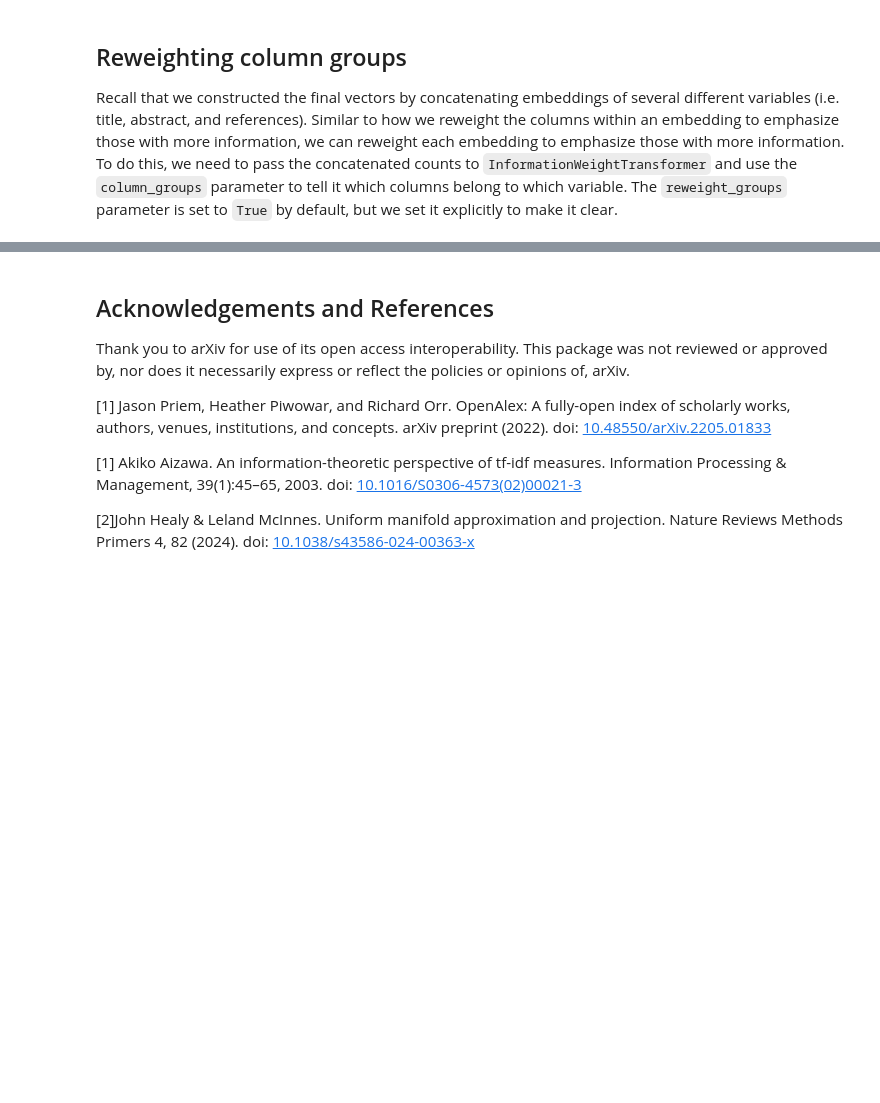
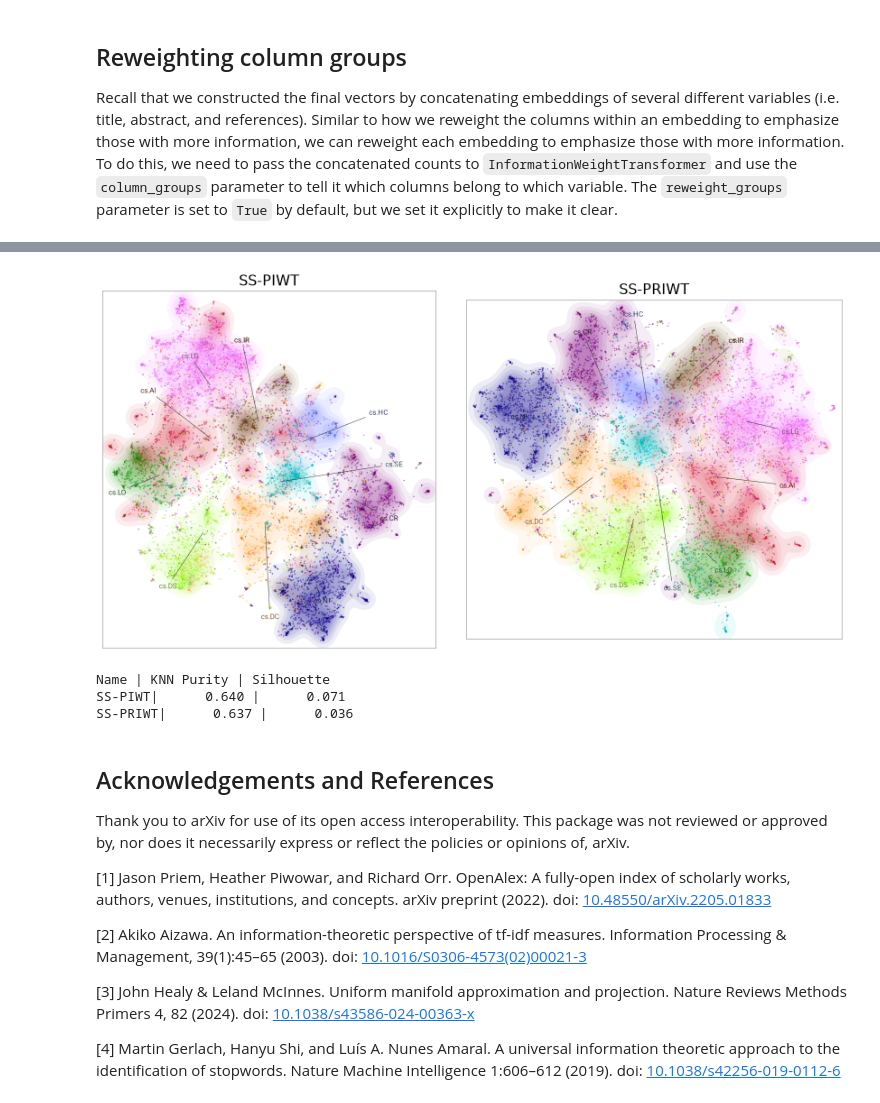
Before and after one commit to ryandewolfe33/infoweight, a Jupyter notebook: docs/papers.ipynb, the cells around one changed output, grey strips where cells are left out. Saved outputs shown, nothing was run; the diff lists cells and outputs as text; code cells hidden in the pictures; blank space fills up the shorter version.

Commit message:
Add stopwords section to docs

```diff
--- a/docs/papers.ipynb
+++ b/docs/papers.ipynb
@@ -366,7 +374,7 @@ cat_ids = {cat: i for i, cat in enumerate(cats)}
 ss_labels = np.array([cat_ids[cat] for cat in df["category"].tolist()])
 
 # Set most of the to noise (-1)
-noise_prop = 0.95
+noise_prop = 0.9
 rng = np.random.default_rng(seed=42)
 noise_ids = rng.choice(
     len(ss_labels), size=int(len(ss_labels) * noise_prop), replace=False
@@ -438,0 +528,11 @@ It's not that surprising, since we did use a extra information that is not alway
+# %%
+%%time
+# Pass the column groups to ensure we only compare to the within-group marginal
+# But don't reweight the groups
+ss_piwt_joint_counts = piwt.fit_transform(
+    joint_counts, ss_labels, column_groups=column_groups
+)
+
+ss_priwt_joint_counts = priwt.fit_transform(
+    joint_counts, ss_labels, column_groups=column_groups
+)
@@ -439,3 +542,48 @@ It's not that surprising, since we did use a extra information that is not alway
+# %%
+fig, axs = plt.subplots(1, 2, figsize=(12, 6))
+labels = df["category"].unique()
+colors = glasbey.create_palette(palette_size=len(labels))
+pal = dict(zip(labels, colors))
+
+ss_piwt_umapper = umap.UMAP(metric="cosine", random_state=42)
+ss_piwt_datamap = ss_piwt_umapper.fit_transform(ss_piwt_joint_counts)
+datamapplot.create_plot(
+    ss_piwt_datamap, df["category"].values, label_color_map=pal, ax=axs[0]
+)
+axs[0].set_title("SS-PIWT", fontsize=16)
+axs[0].set_aspect("equal")
+xlims, ylims = get_ax_lims(ss_piwt_datamap)
+axs[0].set_xlim(xlims)
+axs[0].set_ylim(ylims)
+
+ss_priwt_umapper = umap.UMAP(metric="cosine", random_state=42)
+ss_priwt_datamap = ss_priwt_umapper.fit_transform(ss_priwt_joint_counts)
+datamapplot.create_plot(
+    ss_priwt_datamap, df["category"].values, label_color_map=pal, ax=axs[1]
+)
+axs[1].set_title("SS-PRIWT", fontsize=16)
+axs[1].set_aspect("equal")
+xlims, ylims = get_ax_lims(ss_priwt_datamap)
+axs[1].set_xlim(xlims)
+axs[1].set_ylim(ylims)
+
+fig.tight_layout()
+# %% [output]
+[figure, added]
+# %%
+umappers = [ss_piwt_umapper, ss_priwt_umapper]
+low_maps = [ss_piwt_datamap, ss_priwt_datamap]
+names = ["SS-PIWT", "SS-PRIWT"]
+
+print("Name | KNN Purity | Silhouette")
+for name, datamap, umapper in zip(names, low_maps, umappers):
+    print(
+        f"{name:5}| {knn_purity(umapper._knn_indices, df['category'].values):10.3f} | {silhouette_score(datamap, df['category']):10.3f}"
+    )
+# %% [output]
+Name | KNN Purity | Silhouette
+SS-PIWT|      0.640 |      0.071
+SS-PRIWT|      0.637 |      0.036
 # %% [markdown]
 ## Acknowledgements and References
 
@@ -443,6 +591,8 @@ Thank you to arXiv for use of its open access interoperability. This package was
 
 [1] Jason Priem, Heather Piwowar, and Richard Orr. OpenAlex: A fully-open index of scholarly works, authors, venues, institutions, and concepts. arXiv preprint (2022). doi: [10.48550/arXiv.2205.01833](https://doi.org/10.48550/arXiv.2205.01833)
 
-[1] Akiko Aizawa. An information-theoretic perspective of tf-idf measures. Information Processing & Management, 39(1):45–65, 2003. doi: [10.1016/S0306-4573(02)00021-3](https://doi.org/10.1016/S0306-4573(02)00021-3)
+[2] Akiko Aizawa. An information-theoretic perspective of tf-idf measures. Information Processing & Management, 39(1):45–65 (2003). doi: [10.1016/S0306-4573(02)00021-3](https://doi.org/10.1016/S0306-4573(02)00021-3)
 
-[2]John Healy & Leland McInnes. Uniform manifold approximation and projection. Nature Reviews Methods Primers 4, 82 (2024). doi: [10.1038/s43586-024-00363-x](https://doi.org/10.1038/s43586-024-00363-x)
+[3] John Healy & Leland McInnes. Uniform manifold approximation and projection. Nature Reviews Methods Primers 4, 82 (2024). doi: [10.1038/s43586-024-00363-x](https://doi.org/10.1038/s43586-024-00363-x)
+
+[4] Martin Gerlach, Hanyu Shi, and Luís A. Nunes Amaral. A universal information theoretic approach to the identification of stopwords. Nature Machine Intelligence 1:606–612 (2019). doi: [10.1038/s42256-019-0112-6](https://doi.org/10.1038/s42256-019-0112-6)
```
Also changed, not shown: parts of 26 cells of this notebook, 1 other file.
